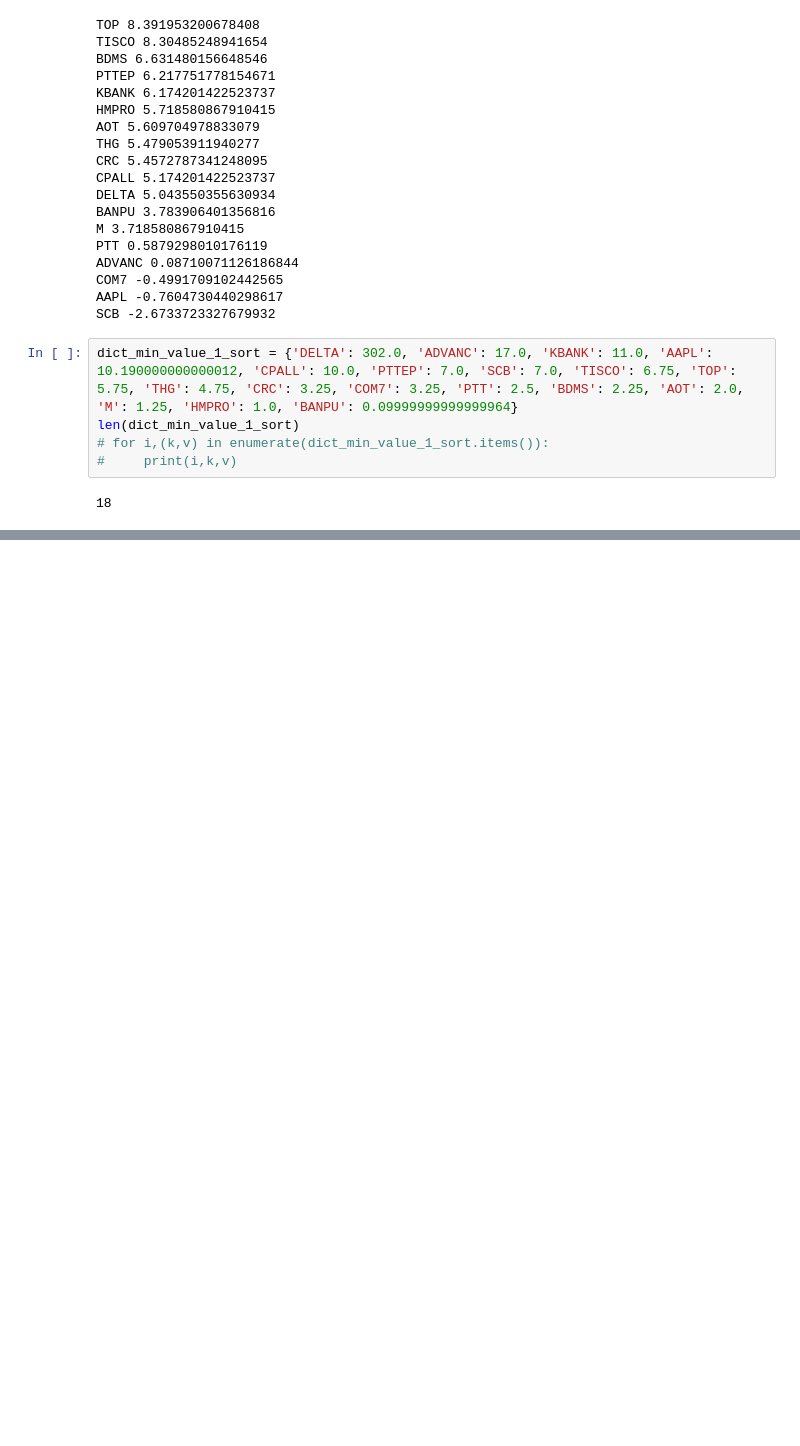
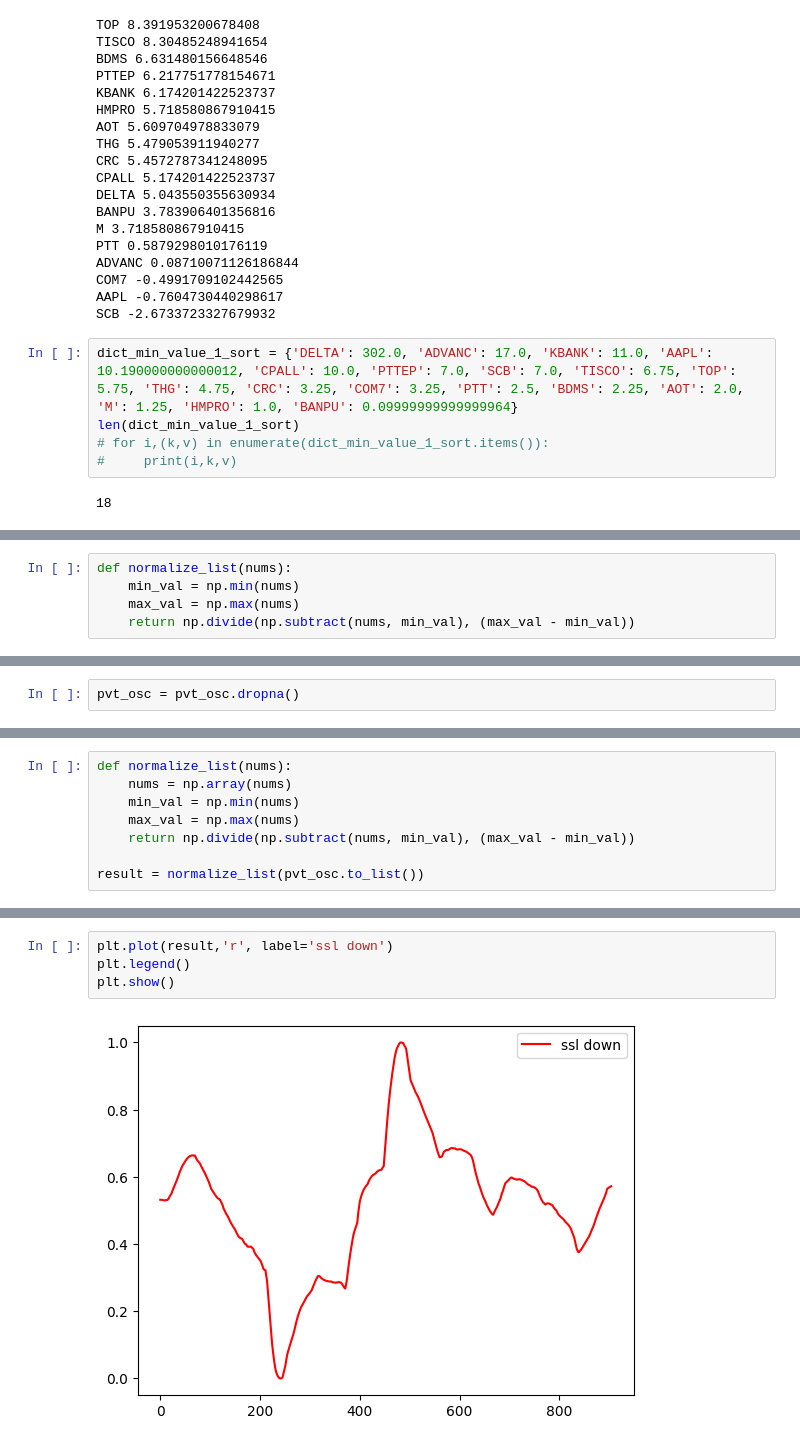
Before and after one commit to Lelalomos/analysis_bot, a Jupyter notebook: test.ipynb, the cells around one changed output, grey strips where cells are left out. Saved outputs shown, nothing was run; the diff lists cells and outputs as text; blank space fills up the shorter version.

```diff
--- a/test.ipynb
+++ b/test.ipynb
@@ -318,0 +375,5 @@ config_plot['plot_config']
+# %%
+def normalize_list(nums):
+    min_val = np.min(nums)
+    max_val = np.max(nums)
+    return np.divide(np.subtract(nums, min_val), (max_val - min_val))
@@ -318,0 +436,2 @@ config_plot['plot_config']
+# %%
+pvt_osc = pvt_osc.dropna()
@@ -318,0 +458,8 @@ config_plot['plot_config']
+# %%
+def normalize_list(nums):
+    nums = np.array(nums)
+    min_val = np.min(nums)
+    max_val = np.max(nums)
+    return np.divide(np.subtract(nums, min_val), (max_val - min_val))
+
+result = normalize_list(pvt_osc.to_list())
@@ -318,0 +469,6 @@ config_plot['plot_config']
+# %%
+plt.plot(result,'r', label='ssl down')
+plt.legend()
+plt.show()
+# %% [output]
+[figure, added]
```
Also changed, not shown: parts of 22 cells of this notebook, 1 other file.
